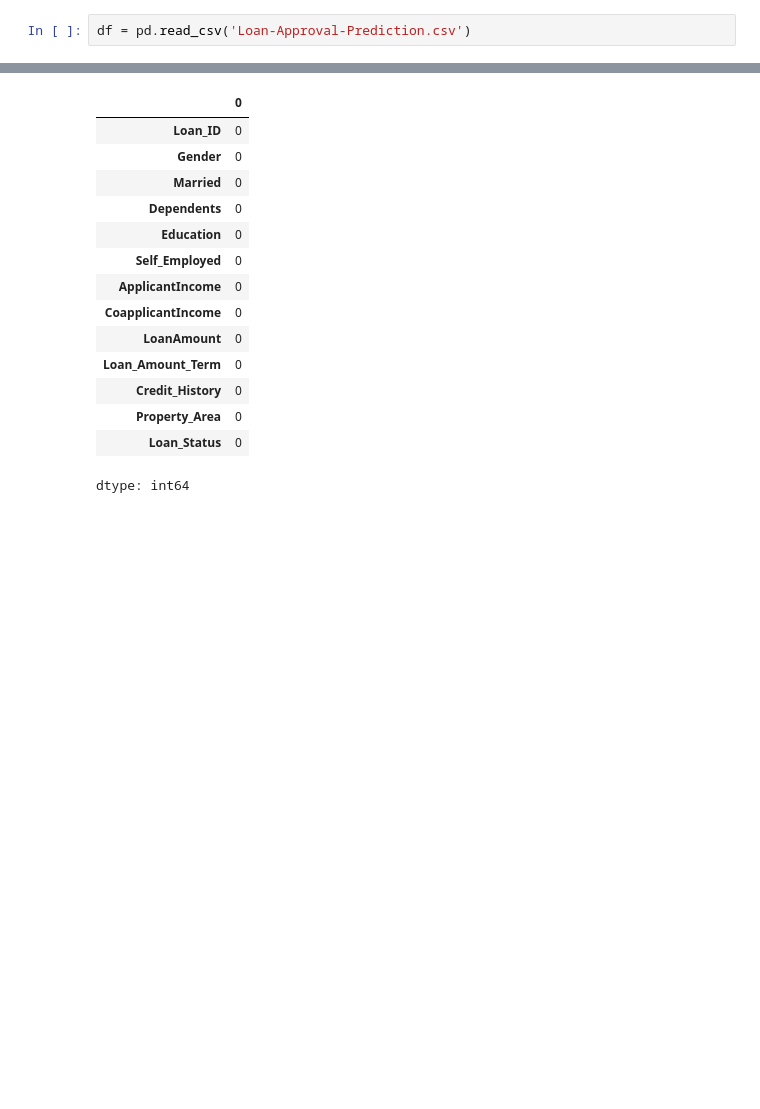
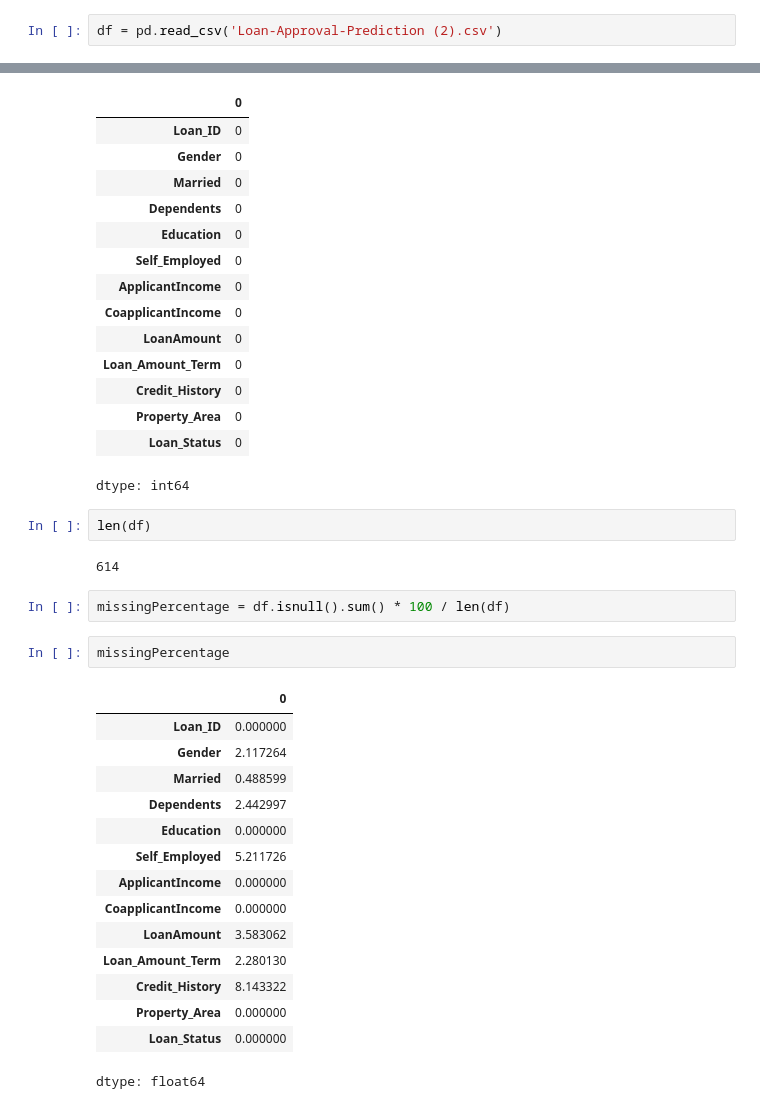
Before and after one commit to Alagucodein/Pythonlearning, a Jupyter notebook: DataCleaning_LoanData.ipynb, the cells around one changed output, grey strips where cells are left out. Saved outputs shown, nothing was run; the diff lists cells and outputs as text; blank space fills up the shorter version.

```diff
--- a/DataCleaning_LoanData.ipynb
+++ b/DataCleaning_LoanData.ipynb
@@ -11,2 +11,2 @@ Saving Loan-Approval-Prediction.csv to Loan-Approval-Prediction.csv
 # %%
-df = pd.read_csv('Loan-Approval-Prediction.csv')
+df = pd.read_csv('Loan-Approval-Prediction (2).csv')
@@ -200,3 +180,27 @@ df1.isnull().sum()
 | Property_Area | 0 |
 | Loan_Status | 0 |
 dtype: int64
+# %%
+len(df)
+# %% [output]
+614
+# %%
+missingPercentage = df.isnull().sum() * 100 / len(df)
+# %%
+missingPercentage
+# %% [output]
+|  | 0 |
+| Loan_ID | 0.000000 |
+| Gender | 2.117264 |
+| Married | 0.488599 |
+| Dependents | 2.442997 |
+| Education | 0.000000 |
+| Self_Employed | 5.211726 |
+| ApplicantIncome | 0.000000 |
+| CoapplicantIncome | 0.000000 |
+| LoanAmount | 3.583062 |
+| Loan_Amount_Term | 2.280130 |
+| Credit_History | 8.143322 |
+| Property_Area | 0.000000 |
+| Loan_Status | 0.000000 |
+dtype: float64
```
Also changed, not shown: parts of 3 cells of this notebook.
